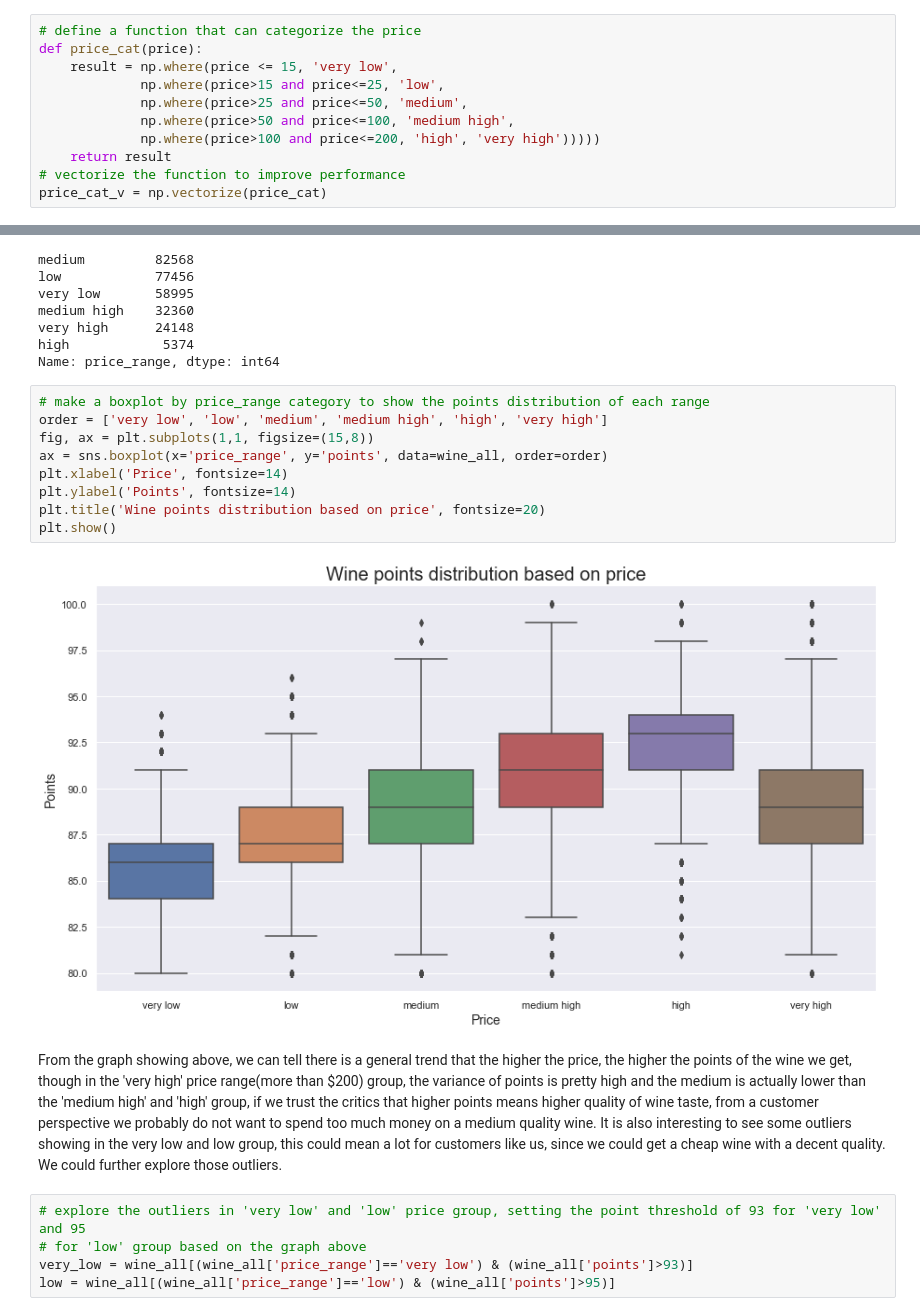
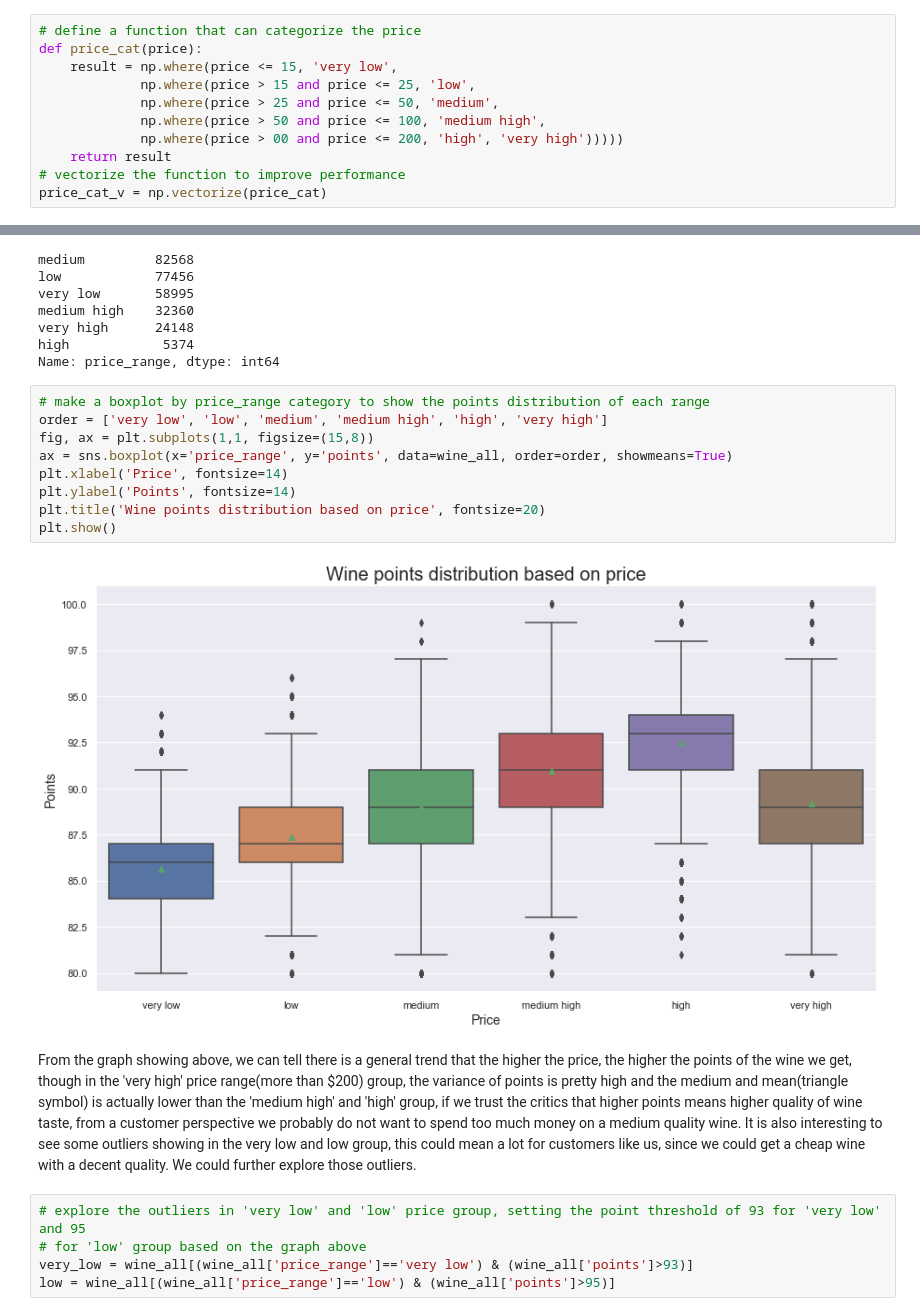
Before and after one commit to george1577/Thinkful_Data_Science, a Jupyter notebook: Drills_and_Assignments/Data_Science_Fundamentals/Unit_4_Career_planning_and_capstone_report/Capstone analytical report.ipynb, the cells around one changed output, grey strips where cells are left out. Cells and saved outputs as stored; diff of their text form.

```diff
--- a/Drills_and_Assignments/Data_Science_Fundamentals/Unit_4_Career_planning_and_capstone_report/Capstone analytical report.ipynb
+++ b/Drills_and_Assignments/Data_Science_Fundamentals/Unit_4_Career_planning_and_capstone_report/Capstone analytical report.ipynb
@@ -159,10 +159,10 @@ Next we categorize the observations based on the price and see their points dist
 # define a function that can categorize the price
 def price_cat(price):
     result = np.where(price <= 15, 'very low',
-             np.where(price>15 and price<=25, 'low',
-             np.where(price>25 and price<=50, 'medium',
-             np.where(price>50 and price<=100, 'medium high',
-             np.where(price>100 and price<=200, 'high', 'very high')))))
+             np.where(price > 15 and price <= 25, 'low',
+             np.where(price > 25 and price <= 50, 'medium',
+             np.where(price > 50 and price <= 100, 'medium high',
+             np.where(price > 00 and price <= 200, 'high', 'very high')))))
     return result
 # vectorize the function to improve performance
 price_cat_v = np.vectorize(price_cat)
@@ -182,16 +182,16 @@ Name: price_range, dtype: int64
 # %%
 # make a boxplot by price_range category to show the points distribution of each range
 order = ['very low', 'low', 'medium', 'medium high', 'high', 'very high']
 fig, ax = plt.subplots(1,1, figsize=(15,8))
-ax = sns.boxplot(x='price_range', y='points', data=wine_all, order=order)
+ax = sns.boxplot(x='price_range', y='points', data=wine_all, order=order, showmeans=True)
 plt.xlabel('Price', fontsize=14)
 plt.ylabel('Points', fontsize=14)
 plt.title('Wine points distribution based on price', fontsize=20)
 plt.show()
 # %% [output]
-[figure, old version]
+[figure, new version]
 # %% [markdown]
-From the graph showing above, we can tell there is a general trend that the higher the price, the higher the points of the wine we get, though in the 'very high' price range(more than $200) group, the variance of points is pretty high and the medium is actually lower than the 'medium high' and 'high' group, if we trust the critics that higher points means higher quality of wine taste, from a customer perspective we probably do not want to spend too much money on a medium quality wine. It is also interesting to see some outliers showing in the very low and low group, this could mean a lot for customers like us, since we could get a cheap wine with a decent quality. We could further explore those outliers.
+From the graph showing above, we can tell there is a general trend that the higher the price, the higher the points of the wine we get, though in the 'very high' price range(more than $200) group, the variance of points is pretty high and the medium and mean(triangle symbol) is actually lower than the 'medium high' and 'high' group, if we trust the critics that higher points means higher quality of wine taste, from a customer perspective we probably do not want to spend too much money on a medium quality wine. It is also interesting to see some outliers showing in the very low and low group, this could mean a lot for customers like us, since we could get a cheap wine with a decent quality. We could further explore those outliers.
 # %%
 # explore the outliers in 'very low' and 'low' price group, setting the point threshold of 93 for 'very low' and 95
 # for 'low' group based on the graph above
```
Also changed, not shown: 8 other files.
